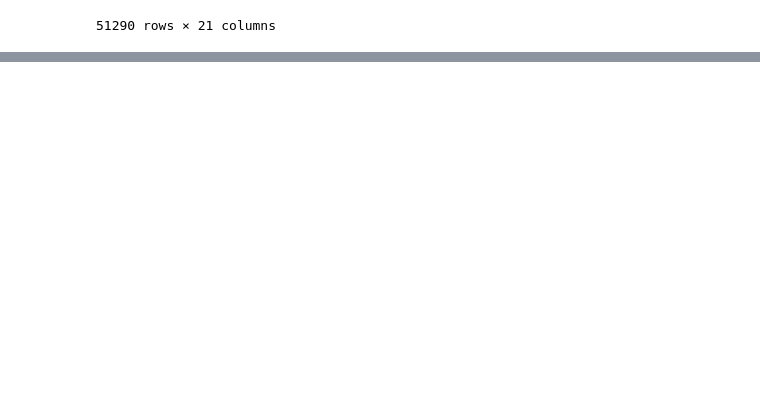
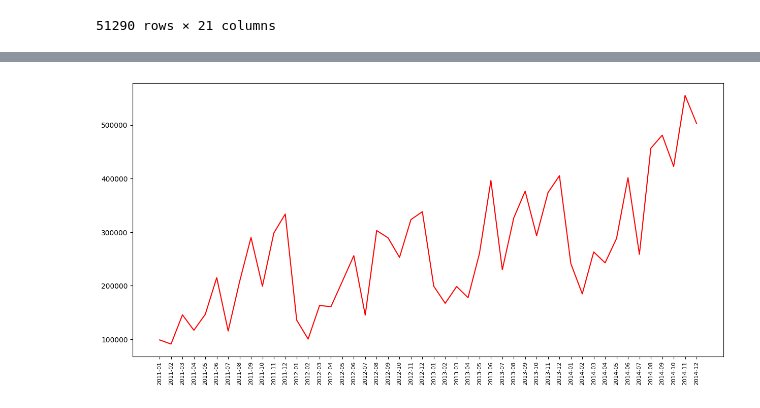
Before and after one commit to ndwiga6769/Sales_data_analysis, a Jupyter notebook: PandasSalesAnalysis.ipynb, the cells around one changed output, grey strips where cells are left out. Saved outputs shown, nothing was run; the diff lists cells and outputs as text; code cells hidden in the pictures; blank space fills up the shorter version.

```diff
--- a/PandasSalesAnalysis.ipynb
+++ b/PandasSalesAnalysis.ipynb
@@ -6,6 +28,6 @@ import matplotlib.pyplot as plt
 import seaborn as sns
 # %%
-df = pd.read_excel(r"C:\Users\Administrator\Desktop\Main\Sales-Analysis\superstore_sales.xlsx")
+df = pd.read_excel("superstore_sales.xlsx")
 df
 # %% [output]
 |  | order_id | order_date | ship_date | ship_mode | customer_name | segment | state | country | market | ... |
@@ -23,0 +142,3 @@ df
+# %%
+df['month_year'] = df['order_date'].apply(lambda x: x.strftime('%Y-%m'))
+df['month_year']
@@ -23,0 +158,10 @@ df
+# %%
+df_trend = df.groupby('month_year').sum(numeric_only=True)['sales'].reset_index()
+# %%
+#setting the figure size
+plt.figure(figsize=(15,7))
+plt.plot(df_trend['month_year'],df_trend['sales'], color = 'red')
+plt.xticks(rotation = 'vertical', size = 8)
+plt.show()
+# %% [output]
+[figure, added]
```
Also changed, not shown: parts of 25 cells of this notebook.
